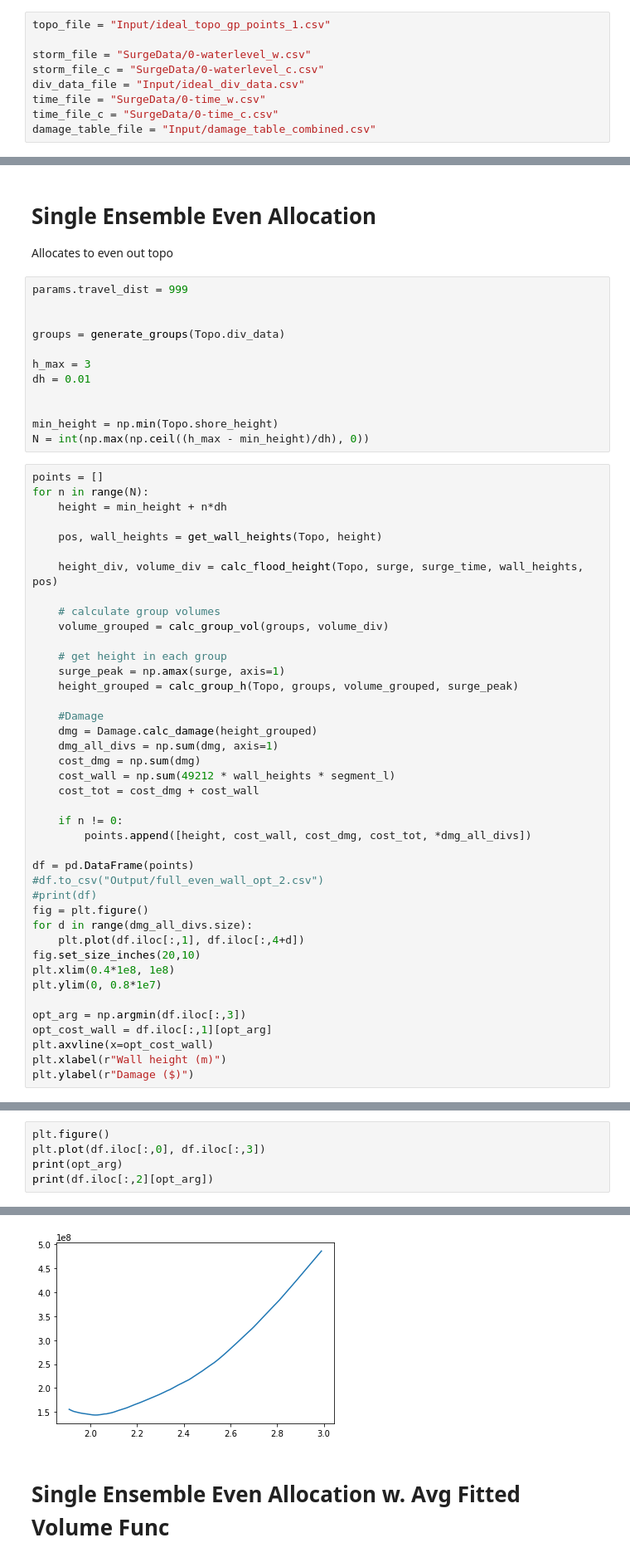
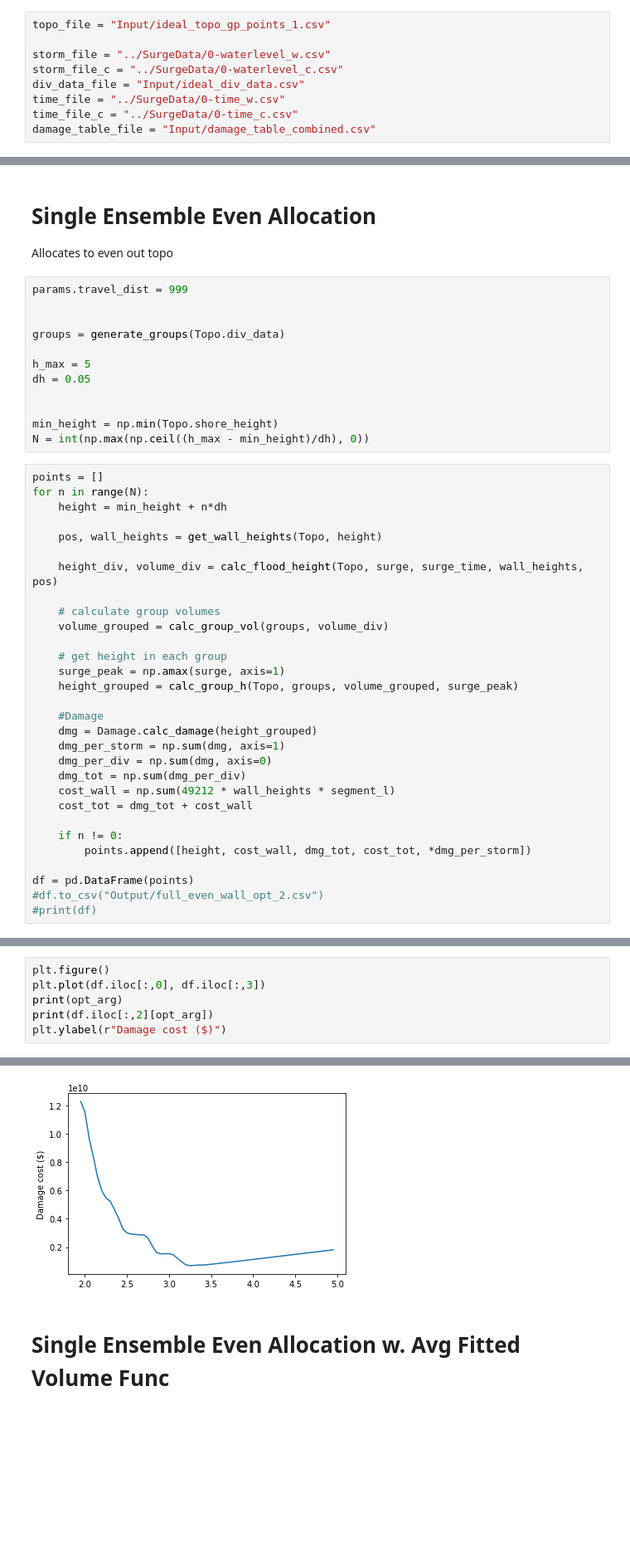
Before and after one commit to ym2540/GISSR_Optimization, a Jupyter notebook: ideal/sr_opt_ideal.ipynb, the cells around one changed output, grey strips where cells are left out. Shown at 83% size. Saved outputs shown, nothing was run; the diff lists cells and outputs as text; blank space fills up the shorter version.

Commit message:
Fixed bug in ideal damage func and small aditions to test notebooks

```diff
--- a/ideal/sr_opt_ideal.ipynb
+++ b/ideal/sr_opt_ideal.ipynb
@@ -13,11 +13,11 @@ from topo_ideal import Topo
 # %%
 topo_file = "Input/ideal_topo_gp_points_1.csv"
 
-storm_file = "SurgeData/0-waterlevel_w.csv"
-storm_file_c = "SurgeData/0-waterlevel_c.csv"
+storm_file = "../SurgeData/0-waterlevel_w.csv"
+storm_file_c = "../SurgeData/0-waterlevel_c.csv"
 div_data_file = "Input/ideal_div_data.csv"
-time_file = "SurgeData/0-time_w.csv"
-time_file_c = "SurgeData/0-time_c.csv"
+time_file = "../SurgeData/0-time_w.csv"
+time_file_c = "../SurgeData/0-time_c.csv"
 damage_table_file = "Input/damage_table_combined.csv"
 # %%
 #surge = pd.read_csv(storm_file).to_numpy()
@@ -100,8 +109,8 @@ params.travel_dist = 999
 
 groups = generate_groups(Topo.div_data)
 
-h_max = 3
-dh = 0.01
+h_max = 5
+dh = 0.05
 
 
 min_height = np.min(Topo.shore_height)
@@ -124,26 +133,15 @@ for n in range(N):
 
     #Damage
     dmg = Damage.calc_damage(height_grouped)
-    dmg_all_divs = np.sum(dmg, axis=1)
-    cost_dmg = np.sum(dmg)
+    dmg_per_storm = np.sum(dmg, axis=1)
+    dmg_per_div = np.sum(dmg, axis=0)
+    dmg_tot = np.sum(dmg_per_div)
     cost_wall = np.sum(49212 * wall_heights * segment_l)
-    cost_tot = cost_dmg + cost_wall
+    cost_tot = dmg_tot + cost_wall
 
     if n != 0:
-        points.append([height, cost_wall, cost_dmg, cost_tot, *dmg_all_divs])
+        points.append([height, cost_wall, dmg_tot, cost_tot, *dmg_per_storm])
 
 df = pd.DataFrame(points)
 #df.to_csv("Output/full_even_wall_opt_2.csv")
 #print(df)
-fig = plt.figure()
-for d in range(dmg_all_divs.size):
-    plt.plot(df.iloc[:,1], df.iloc[:,4+d])
-fig.set_size_inches(20,10)
-plt.xlim(0.4*1e8, 1e8)
-plt.ylim(0, 0.8*1e7)
-
-opt_arg = np.argmin(df.iloc[:,3])
-opt_cost_wall = df.iloc[:,1][opt_arg]
-plt.axvline(x=opt_cost_wall)
-plt.xlabel(r"Wall height (m)")
-plt.ylabel(r"Damage ($)")
@@ -155,4 +167,5 @@ plt.figure()
 plt.plot(df.iloc[:,0], df.iloc[:,3])
 print(opt_arg)
 print(df.iloc[:,2][opt_arg])
+plt.ylabel(r"Damage cost ($)")
 # %% [output]
@@ -161,4 +175,4 @@ print(df.iloc[:,2][opt_arg])
-[figure, old version]
+[figure, new version]
 # %% [markdown]
 # Single Ensemble Even Allocation w. Avg Fitted Volume Func
 # %%
```
Also changed, not shown: parts of 9 cells of this notebook, 9 other files.
